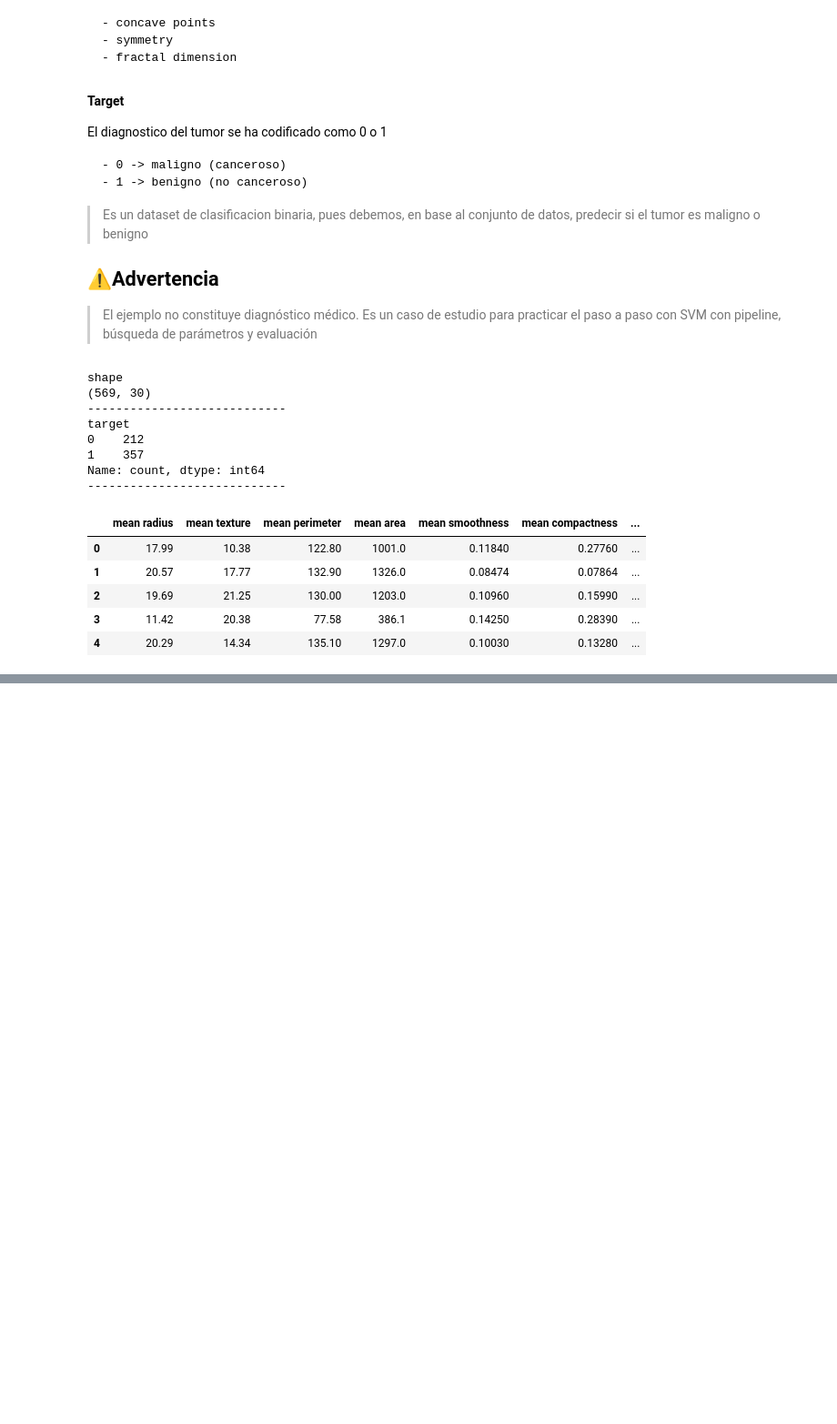
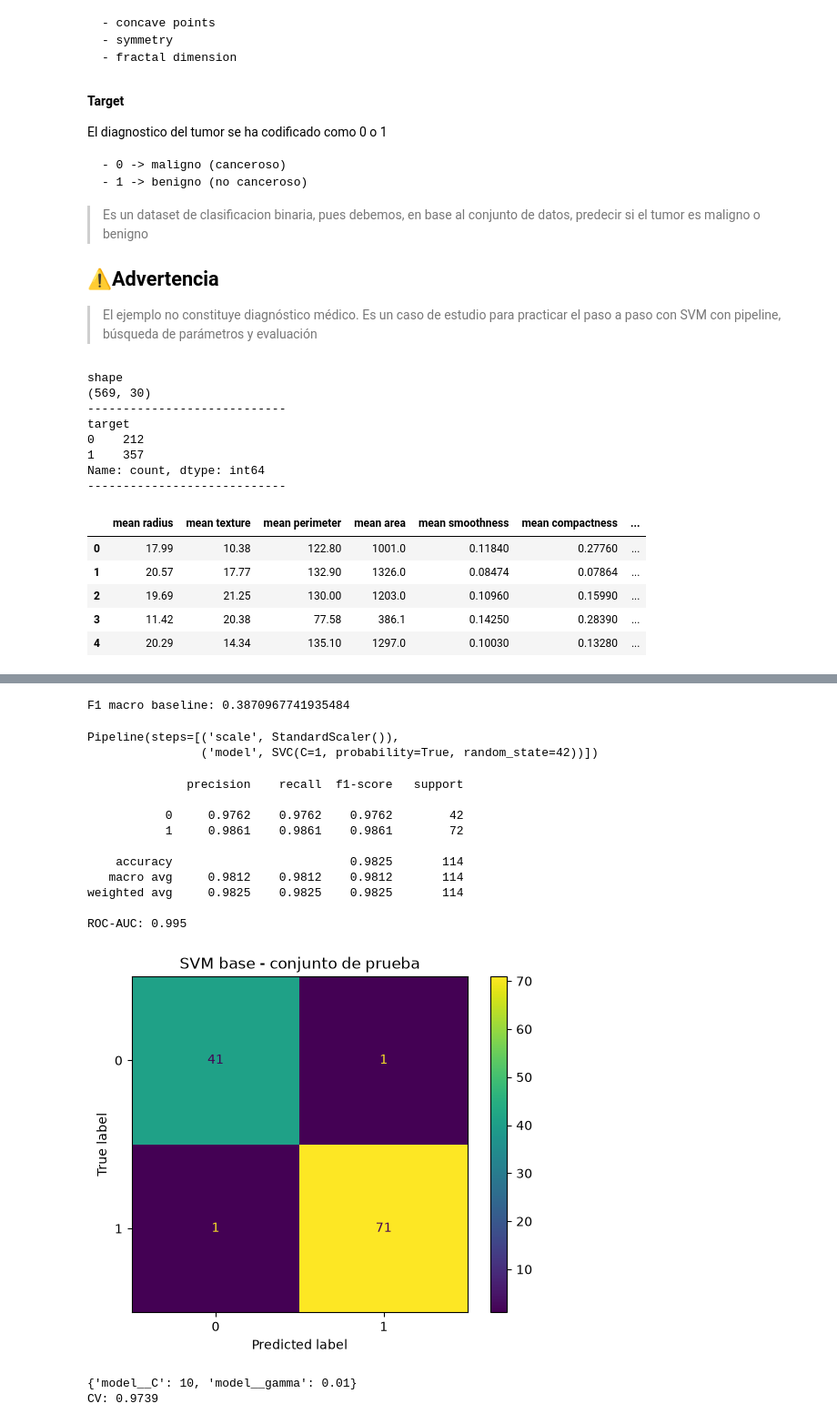
Before and after one commit to yuniorlaureano/uasd-ds-2, a Jupyter notebook: unidad01/LAB01/notebooks/01_svm_guiada.ipynb, the cells around one changed output, grey strips where cells are left out. Shown at 91% size. Cells and saved outputs as stored; diff of their text form; code cells hidden in the pictures; blank space fills up the shorter version.

```diff
--- a/unidad01/LAB01/notebooks/01_svm_guiada.ipynb
+++ b/unidad01/LAB01/notebooks/01_svm_guiada.ipynb
@@ -71,0 +124,75 @@ Name: count, dtype: int64
+# %%
+# Crear una línea base
+from sklearn.dummy import DummyClassifier
+from sklearn.metrics import f1_score
+
+dummy = DummyClassifier(strategy="most_frequent")
+dummy.fit(X_train, y_train)
+dummy_pred = dummy.predict(X_test)
+print("F1 macro baseline:", f1_score(y_test, dummy_pred, average="macro"))
+# %% [output]
+F1 macro baseline: 0.3870967741935484
+# %%
+# Construir la SVM correctamente
+from sklearn.pipeline import Pipeline
+from sklearn.preprocessing import StandardScaler
+from sklearn.svm import SVC
+
+svm = Pipeline([
+    ("scale", StandardScaler()),
+    ("model", SVC(kernel="rbf", C=1, gamma="scale", probability=True, random_state=42))
+])
+svm.fit(X_train, y_train)
+# %% [output]
+Pipeline(steps=[('scale', StandardScaler()),
+                ('model', SVC(C=1, probability=True, random_state=42))])
+# %%
+# Evaluar la configuración base
+from sklearn.metrics import (classification_report, confusion_matrix,
+                             ConfusionMatrixDisplay, roc_auc_score)
+import matplotlib.pyplot as plt
+
+pred = svm.predict(X_test)
+proba = svm.predict_proba(X_test)[:, 1]
+print(classification_report(y_test, pred, digits=4))
+print("ROC-AUC:", round(roc_auc_score(y_test, proba), 4))
+ConfusionMatrixDisplay.from_predictions(y_test, pred)
+plt.title("SVM base - conjunto de prueba")
+plt.show()
+
+"""
+Cuenta falsos positivos y falsos negativos.
+Explica cuál sería más costoso en el caso.
+No selecciones hiperparámetros mirando esta matriz repetidamente
+"""
+# %% [output]
+              precision    recall  f1-score   support
+
+           0     0.9762    0.9762    0.9762        42
+           1     0.9861    0.9861    0.9861        72
+
+    accuracy                         0.9825       114
+   macro avg     0.9812    0.9812    0.9812       114
+weighted avg     0.9825    0.9825    0.9825       114
+
+ROC-AUC: 0.995
+[figure, added]
+# %%
+#  Buscar C y gamma dentro del pipeline
+from sklearn.model_selection import GridSearchCV, StratifiedKFold
+
+cv = StratifiedKFold(n_splits=5, shuffle=True, random_state=42)
+search = GridSearchCV(
+    estimator=svm,
+    param_grid={
+        "model__C": [0.1, 1, 10],
+        "model__gamma": ["scale", 0.01, 0.1]
+    },
+    scoring="f1_macro", cv=cv, n_jobs=-1, return_train_score=True
+)
+search.fit(X_train, y_train)
+print(search.best_params_)
+print("CV:", round(search.best_score_, 4))
+# %% [output]
+{'model__C': 10, 'model__gamma': 0.01}
+CV: 0.9739
```
Also changed, not shown: parts of 6 cells of this notebook, 6 other files.
